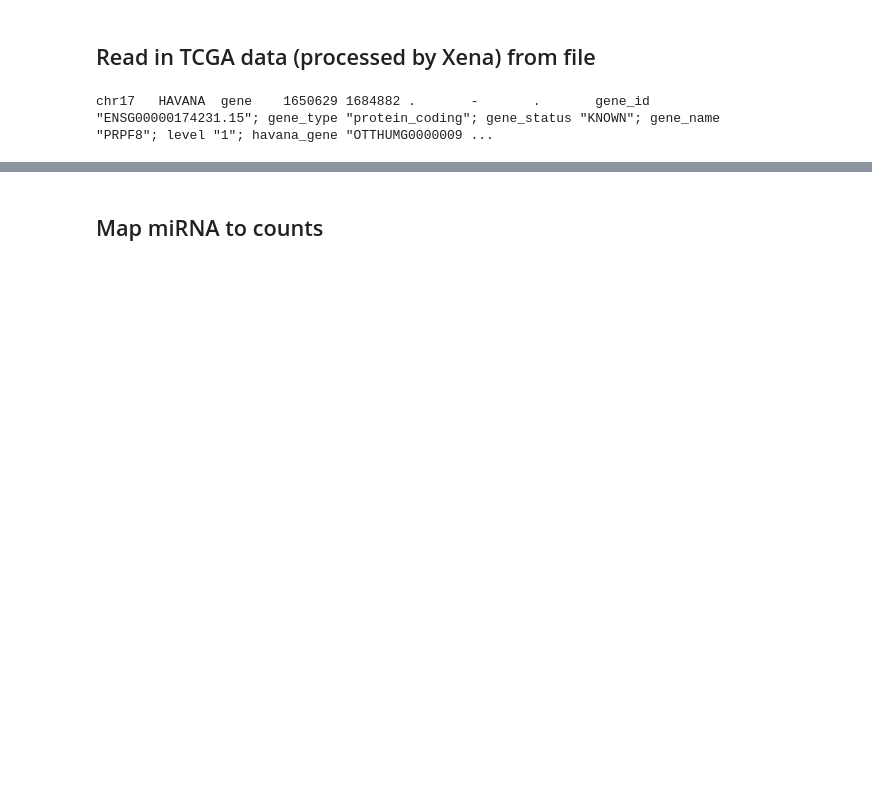
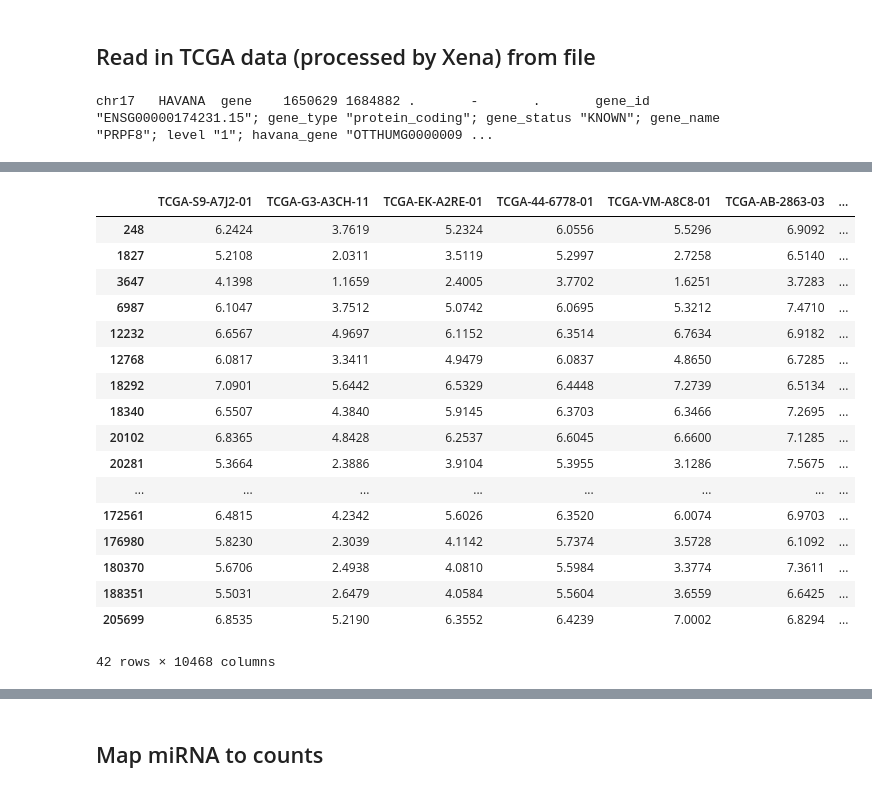
Before and after one commit to lenamariahackl/alt-splicing-mirna-reg, a Jupyter notebook: elastic_net.ipynb, the cells around one changed output, grey strips where cells are left out. Saved outputs shown, nothing was run; the diff lists cells and outputs as text; code cells hidden in the pictures; blank space fills up the shorter version.

```diff
--- a/elastic_net.ipynb
+++ b/elastic_net.ipynb
@@ -195,0 +179,21 @@ exon_counts2.head()
+# %%
+exon_counts2[(exon_counts2.chrom =='17') & (exon_counts2.gene == 'PRPF8')]
+# %% [output]
+|  | TCGA-S9-A7J2-01 | TCGA-G3-A3CH-11 | TCGA-EK-A2RE-01 | TCGA-44-6778-01 | TCGA-VM-A8C8-01 | TCGA-AB-2863-03 | ... |
+| 248 | 6.2424 | 3.7619 | 5.2324 | 6.0556 | 5.5296 | 6.9092 | ... |
+| 1827 | 5.2108 | 2.0311 | 3.5119 | 5.2997 | 2.7258 | 6.5140 | ... |
+| 3647 | 4.1398 | 1.1659 | 2.4005 | 3.7702 | 1.6251 | 3.7283 | ... |
+| 6987 | 6.1047 | 3.7512 | 5.0742 | 6.0695 | 5.3212 | 7.4710 | ... |
+| 12232 | 6.6567 | 4.9697 | 6.1152 | 6.3514 | 6.7634 | 6.9182 | ... |
+| 12768 | 6.0817 | 3.3411 | 4.9479 | 6.0837 | 4.8650 | 6.7285 | ... |
+| 18292 | 7.0901 | 5.6442 | 6.5329 | 6.4448 | 7.2739 | 6.5134 | ... |
+| 18340 | 6.5507 | 4.3840 | 5.9145 | 6.3703 | 6.3466 | 7.2695 | ... |
+| 20102 | 6.8365 | 4.8428 | 6.2537 | 6.6045 | 6.6600 | 7.1285 | ... |
+| 20281 | 5.3664 | 2.3886 | 3.9104 | 5.3955 | 3.1286 | 7.5675 | ... |
+| ... | ... | ... | ... | ... | ... | ... | ... |
+| 172561 | 6.4815 | 4.2342 | 5.6026 | 6.3520 | 6.0074 | 6.9703 | ... |
+| 176980 | 5.8230 | 2.3039 | 4.1142 | 5.7374 | 3.5728 | 6.1092 | ... |
+| 180370 | 5.6706 | 2.4938 | 4.0810 | 5.5984 | 3.3774 | 7.3611 | ... |
+| 188351 | 5.5031 | 2.6479 | 4.0584 | 5.5604 | 3.6559 | 6.6425 | ... |
+| 205699 | 6.8535 | 5.2190 | 6.3552 | 6.4239 | 7.0002 | 6.8294 | ... |
+42 rows × 10468 columns
```
Also changed, not shown: parts of 14 cells of this notebook, 2 other files.
